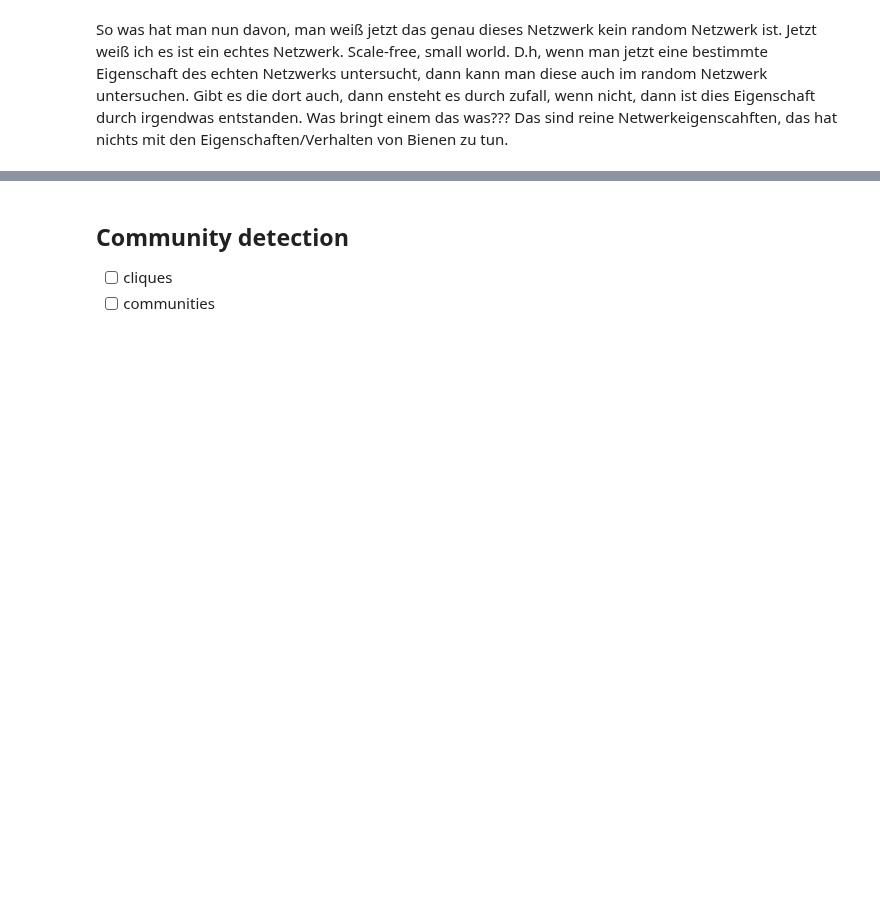
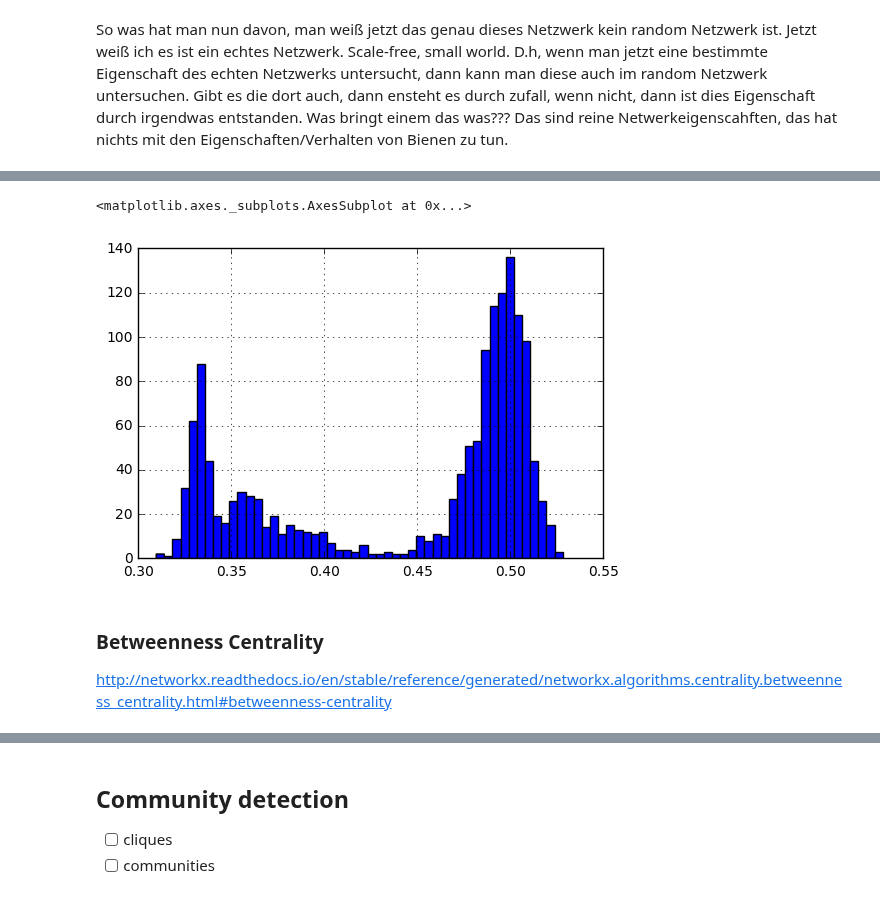
Before and after one commit to aschle/bees-sna, a Jupyter notebook: bib/Network_properties_just_because.ipynb, the cells around one changed output, grey strips where cells are left out. Drawn from its saved outputs; the diff is of its cells as text; code cells hidden in the pictures; blank space fills up the shorter version.

```diff
--- a/bib/Network_properties_just_because.ipynb
+++ b/bib/Network_properties_just_because.ipynb
@@ -264,0 +290,8 @@ So was hat man nun davon, man weiß jetzt das genau dieses Netzwerk kein random
+# %%
+Series(closeness_c).hist(bins=50)
+# %% [output]
+<matplotlib.axes._subplots.AxesSubplot at 0x...>
+[figure, added]
+# %% [markdown]
+### Betweenness Centrality
+http://networkx.readthedocs.io/en/stable/reference/generated/networkx.algorithms.centrality.betweenness_centrality.html#betweenness-centrality
```
Also changed, not shown: parts of 28 cells of this notebook, 2 other files.
